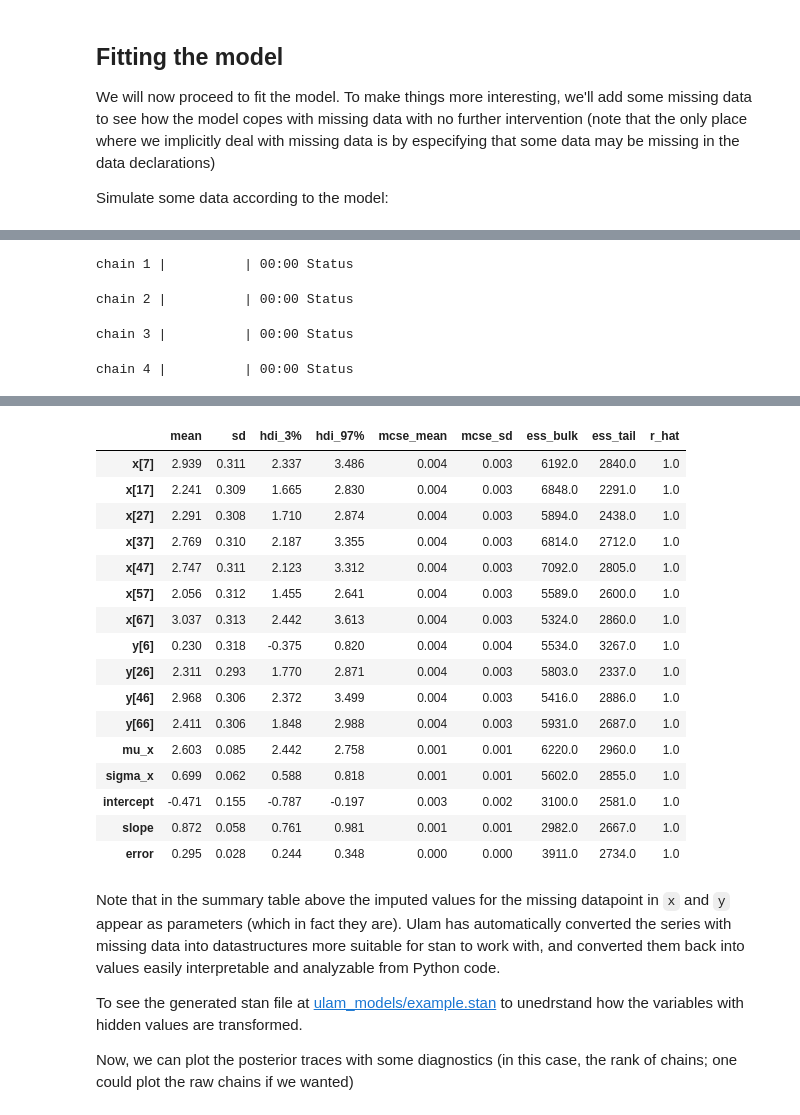
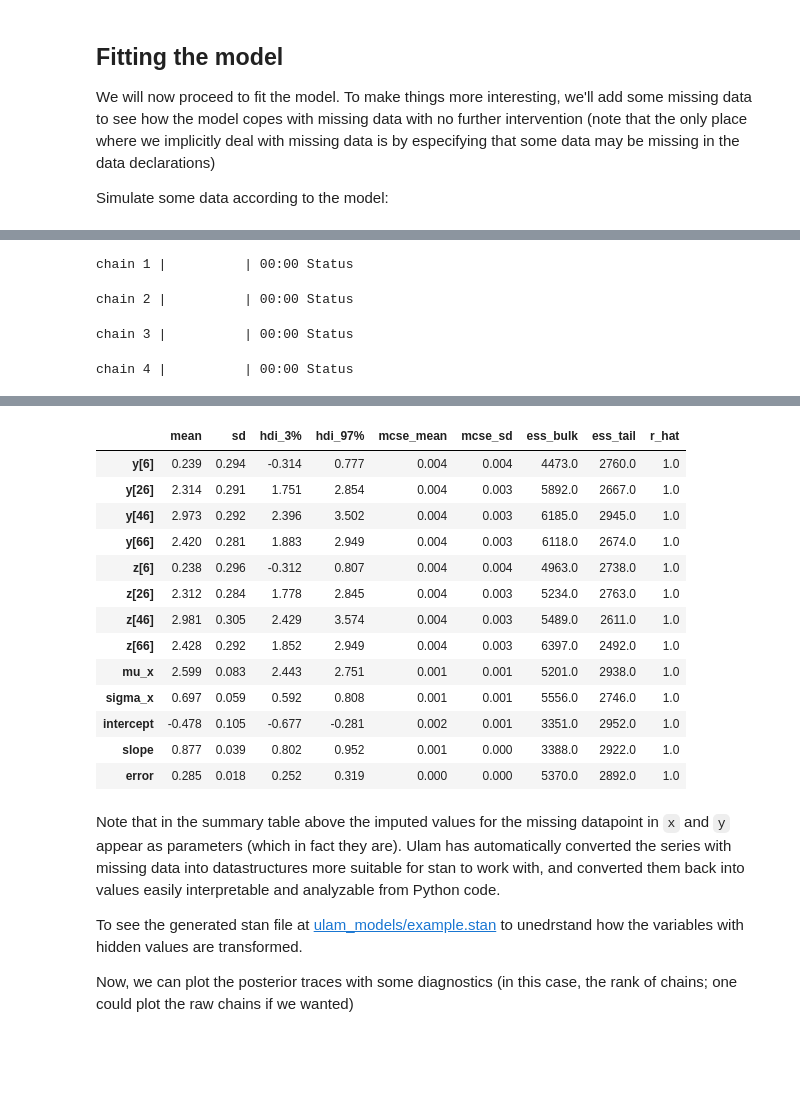
Before and after one commit to tmbb/ulam, a Jupyter notebook: ulam.ipynb, the cells around one changed output, grey strips where cells are left out. Drawn from its saved outputs; the diff is of its cells as text; code cells hidden in the pictures; blank space fills up the shorter version.

```diff
--- a/ulam.ipynb
+++ b/ulam.ipynb
@@ -28,8 +25,9 @@ with UlamModel(stan_file="ulam_models/example.stan") as u:
     # get predictable variable numbers is to give the variable number as a string
     # in the data declaration
     N = u.data('N', u.integer(lower=0))
-    x = u.data('x', u.vector(N), missing_data=True)
-    y = u.data('y', u.vector(N), missing_data=True)
+    x = u.data('x', u.vector(N), missing_data=False)
+    y = u.data('y', u.vector(N), missing_data=True, predict=True)
+    z = u.data('z', u.vector(N), missing_data=True, predict=True)
 
     # Model parameters: will automatically sent to the parameters block
     # NOTE: the same remark about variable names applies here
@@ -65,4 +63,5 @@ with UlamModel(stan_file="ulam_models/example.stan") as u:
         # Uppercase because in Ulam distributions are uppercase and functions are lowercase.
         # Note that arithmetic operators are supported.
         y[i] ^ u.Normal(x[i] * slope + intercept, error)
+        z[i] ^ u.Normal(x[i] * slope + intercept, error)
 # %% [output]
@@ -105,7 +104,7 @@ x = pandas.Series([(i % 5 == 2 and i % 2 == 1) and numpy.NaN or x_i for (i, x_i)
 y = pandas.Series([(i % 4 == 2 and i % 5 == 1) and numpy.NaN or y_i for (i, y_i) in enumerate(y_full)])
 
 # Package the data into a dictionary for model fitting
-data = dict(N=N, x=x, y=y)
+data = dict(N=N, x=x_full, y=y, z=y)
 
 
 idata = u.sample(data=data, seed=STAN_SEED)
@@ -126,20 +125,17 @@ chain 4 |          | 00:00 Status
 |  | mean | sd | hdi_3% | hdi_97% | mcse_mean | mcse_sd | ess_bulk | ess_tail | r_hat |
-| x[7] | 2.939 | 0.311 | 2.337 | 3.486 | 0.004 | 0.003 | 6192.0 | 2840.0 | 1.0 |
-| x[17] | 2.241 | 0.309 | 1.665 | 2.830 | 0.004 | 0.003 | 6848.0 | 2291.0 | 1.0 |
-| x[27] | 2.291 | 0.308 | 1.710 | 2.874 | 0.004 | 0.003 | 5894.0 | 2438.0 | 1.0 |
-| x[37] | 2.769 | 0.310 | 2.187 | 3.355 | 0.004 | 0.003 | 6814.0 | 2712.0 | 1.0 |
-| x[47] | 2.747 | 0.311 | 2.123 | 3.312 | 0.004 | 0.003 | 7092.0 | 2805.0 | 1.0 |
-| x[57] | 2.056 | 0.312 | 1.455 | 2.641 | 0.004 | 0.003 | 5589.0 | 2600.0 | 1.0 |
-| x[67] | 3.037 | 0.313 | 2.442 | 3.613 | 0.004 | 0.003 | 5324.0 | 2860.0 | 1.0 |
-| y[6] | 0.230 | 0.318 | -0.375 | 0.820 | 0.004 | 0.004 | 5534.0 | 3267.0 | 1.0 |
-| y[26] | 2.311 | 0.293 | 1.770 | 2.871 | 0.004 | 0.003 | 5803.0 | 2337.0 | 1.0 |
-| y[46] | 2.968 | 0.306 | 2.372 | 3.499 | 0.004 | 0.003 | 5416.0 | 2886.0 | 1.0 |
-| y[66] | 2.411 | 0.306 | 1.848 | 2.988 | 0.004 | 0.003 | 5931.0 | 2687.0 | 1.0 |
-| mu_x | 2.603 | 0.085 | 2.442 | 2.758 | 0.001 | 0.001 | 6220.0 | 2960.0 | 1.0 |
-| sigma_x | 0.699 | 0.062 | 0.588 | 0.818 | 0.001 | 0.001 | 5602.0 | 2855.0 | 1.0 |
-| intercept | -0.471 | 0.155 | -0.787 | -0.197 | 0.003 | 0.002 | 3100.0 | 2581.0 | 1.0 |
-| slope | 0.872 | 0.058 | 0.761 | 0.981 | 0.001 | 0.001 | 2982.0 | 2667.0 | 1.0 |
-| error | 0.295 | 0.028 | 0.244 | 0.348 | 0.000 | 0.000 | 3911.0 | 2734.0 | 1.0 |
+| y[6] | 0.239 | 0.294 | -0.314 | 0.777 | 0.004 | 0.004 | 4473.0 | 2760.0 | 1.0 |
+| y[26] | 2.314 | 0.291 | 1.751 | 2.854 | 0.004 | 0.003 | 5892.0 | 2667.0 | 1.0 |
+| y[46] | 2.973 | 0.292 | 2.396 | 3.502 | 0.004 | 0.003 | 6185.0 | 2945.0 | 1.0 |
+| y[66] | 2.420 | 0.281 | 1.883 | 2.949 | 0.004 | 0.003 | 6118.0 | 2674.0 | 1.0 |
+| z[6] | 0.238 | 0.296 | -0.312 | 0.807 | 0.004 | 0.004 | 4963.0 | 2738.0 | 1.0 |
+| z[26] | 2.312 | 0.284 | 1.778 | 2.845 | 0.004 | 0.003 | 5234.0 | 2763.0 | 1.0 |
+| z[46] | 2.981 | 0.305 | 2.429 | 3.574 | 0.004 | 0.003 | 5489.0 | 2611.0 | 1.0 |
+| z[66] | 2.428 | 0.292 | 1.852 | 2.949 | 0.004 | 0.003 | 6397.0 | 2492.0 | 1.0 |
+| mu_x | 2.599 | 0.083 | 2.443 | 2.751 | 0.001 | 0.001 | 5201.0 | 2938.0 | 1.0 |
+| sigma_x | 0.697 | 0.059 | 0.592 | 0.808 | 0.001 | 0.001 | 5556.0 | 2746.0 | 1.0 |
+| intercept | -0.478 | 0.105 | -0.677 | -0.281 | 0.002 | 0.001 | 3351.0 | 2952.0 | 1.0 |
+| slope | 0.877 | 0.039 | 0.802 | 0.952 | 0.001 | 0.000 | 3388.0 | 2922.0 | 1.0 |
+| error | 0.285 | 0.018 | 0.252 | 0.319 | 0.000 | 0.000 | 5370.0 | 2892.0 | 1.0 |
 # %% [markdown]
 Note that in the summary table above the imputed values for the missing datapoint in `x` and `y` appear as parameters (which in fact they are). Ulam has automatically converted the series with missing data into datastructures more suitable for stan to work with, and converted them back into values easily interpretable and analyzable from Python code.
 
```
Also changed, not shown: parts of 8 cells of this notebook, 6 other files.
